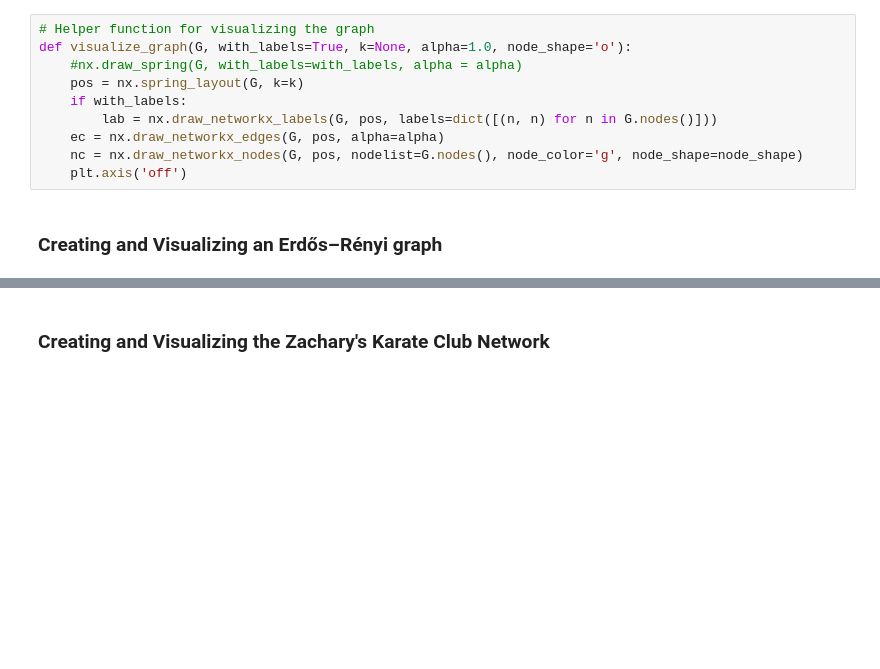
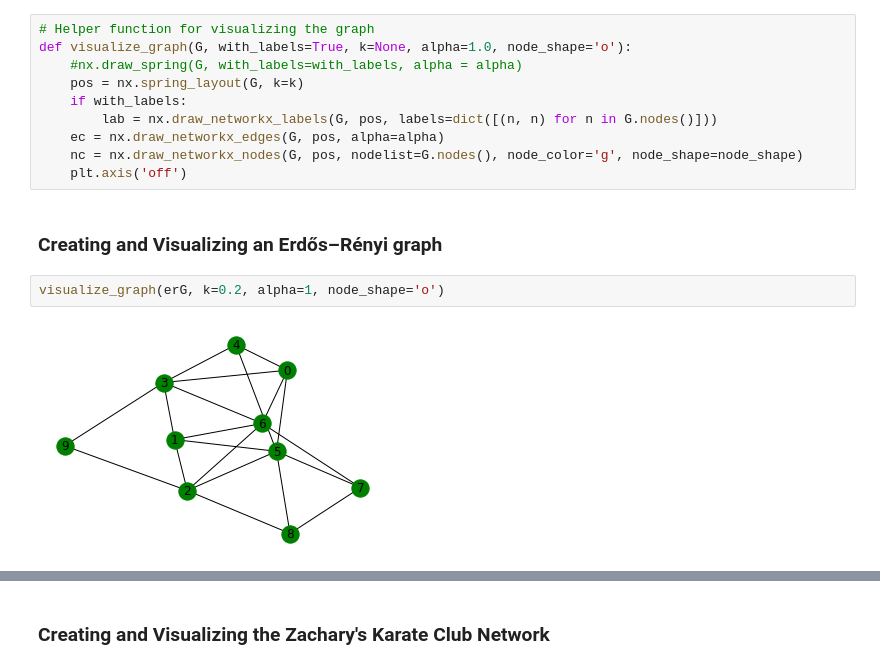
Before and after one commit to Lambo97/ADA-CS-401, a Jupyter notebook: Tutorials/08 - Handling Graphs/Tutorial_graphs.ipynb, the cells around one changed output, grey strips where cells are left out. Drawn from its saved outputs; the diff is of its cells as text; blank space fills up the shorter version.

```diff
--- a/Tutorials/08 - Handling Graphs/Tutorial_graphs.ipynb
+++ b/Tutorials/08 - Handling Graphs/Tutorial_graphs.ipynb
@@ -109,6 +109,10 @@ def visualize_graph(G, with_labels=True, k=None, alpha=1.0, node_shape='o'):
     plt.axis('off')
 # %% [markdown]
 ### Creating and Visualizing an Erdős–Rényi graph
+# %%
+visualize_graph(erG, k=0.2, alpha=1, node_shape='o')
+# %% [output]
+[figure, added]
 # %%
 n = 10  # 10 nodes
 m = 20  # 20 edges
```
Also changed, not shown: parts of 21 cells of this notebook, 3 other files.
